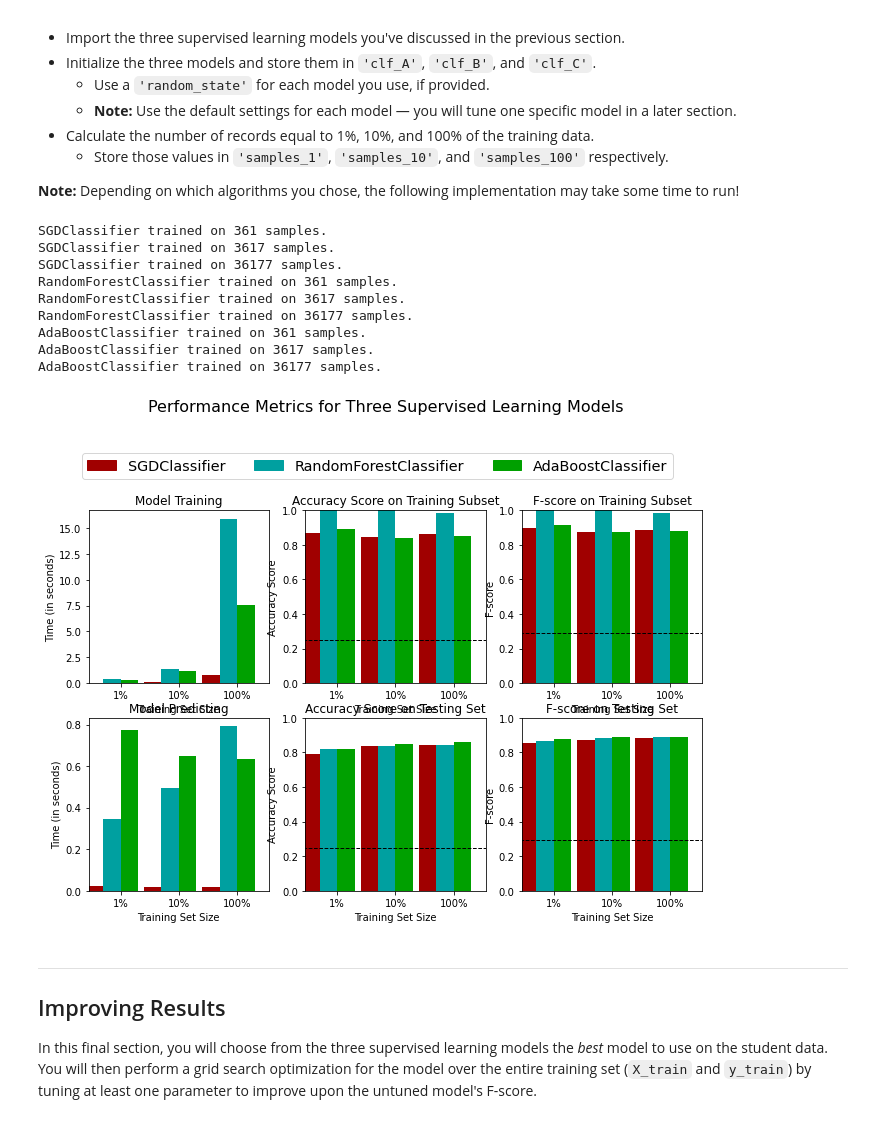
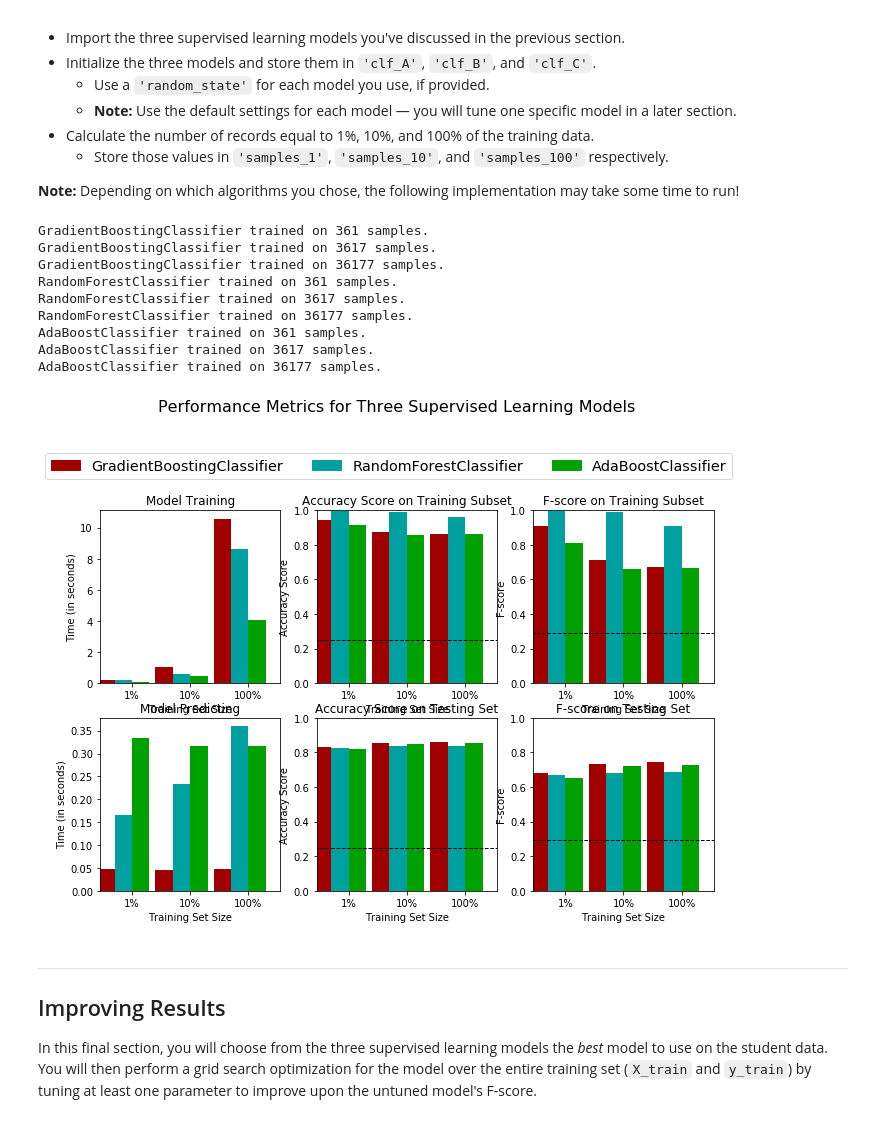
Before and after one commit to saurya1995/finding_donors, a Jupyter notebook: finding_donors.ipynb, the cells around one changed output. Drawn from its saved outputs; the diff is of its cells as text; code cells hidden in the pictures.

```diff
--- a/finding_donors.ipynb
+++ b/finding_donors.ipynb
@@ -390,10 +390,10 @@ def train_predict(learner, sample_size, X_train, y_train, X_test, y_test):
     results['acc_test'] = accuracy_score(y_test,predictions_test)
 
     # TODO: Compute F-score on the the first 300 training samples using fbeta_score()
-    results['f_train'] = fbeta_score(y_train[:300],predictions_train, average=None, beta=0.5)
+    results['f_train'] = fbeta_score(y_train[:300],predictions_train, beta=0.5)
 
     # TODO: Compute F-score on the test set which is y_test
-    results['f_test'] = fbeta_score(y_test,predictions_test, average=None, beta=0.5)
+    results['f_test'] = fbeta_score(y_test,predictions_test, beta=0.5)
 
     # Success
     print("{} trained on {} samples.".format(learner.__class__.__name__, sample_size))
@@ -413,50 +413,45 @@ In the code cell, you will need to implement the following:
 **Note:** Depending on which algorithms you chose, the following implementation may take some time to run!
 # %%
 # TODO: Import the three supervised learning models from sklearn
-from sklearn.svm import SVC
-from sklearn.svm import LinearSVC
-from sklearn.linear_model import SGDClassifier
 from sklearn.ensemble import RandomForestClassifier
-from sklearn.naive_bayes import MultinomialNB
 from sklearn.ensemble import AdaBoostClassifier
 from sklearn.ensemble import GradientBoostingClassifier
-from sklearn.tree import DecisionTreeClassifier
 
 # TODO: Initialize the three models
-clf_A = SGDClassifier()
-clf_B = RandomForestClassifier(random_state=10)
-clf_C = AdaBoostClassifier()
+clf_A = GradientBoostingClassifier(random_state=40)
+clf_B = RandomForestClassifier(random_state=40)
+clf_C = AdaBoostClassifier(random_state=40)
 
 # TODO: Calculate the number of samples for 1%, 10%, and 100% of the training data
 # HINT: samples_100 is the entire training set i.e. len(y_train)
 # HINT: samples_10 is 10% of samples_100 (ensure to set the count of the values to be `int` and not `float`)
 # HINT: samples_1 is 1% of samples_100 (ensure to set the count of the values to be `int` and not `float`)
 samples_100 = len(y_train)
 samples_10 =  int(float(len(y_train)) * 0.1)
 samples_1 = int(float(len(y_train)) * 0.01)
 
 # Collect results on the learners
 results = {}
 for clf in [clf_A, clf_B, clf_C]:
     clf_name = clf.__class__.__name__
     results[clf_name] = {}
     for i, samples in enumerate([samples_1, samples_10, samples_100]):
         results[clf_name][i] = \
         train_predict(clf, samples, X_train, y_train, X_test, y_test)
 
 # Run metrics visualization for the three supervised learning models chosen
 vs.evaluate(results, accuracy, fscore)
 # %% [output]
-SGDClassifier trained on 361 samples.
-SGDClassifier trained on 3617 samples.
-SGDClassifier trained on 36177 samples.
+GradientBoostingClassifier trained on 361 samples.
+GradientBoostingClassifier trained on 3617 samples.
+GradientBoostingClassifier trained on 36177 samples.
 RandomForestClassifier trained on 361 samples.
 RandomForestClassifier trained on 3617 samples.
 RandomForestClassifier trained on 36177 samples.
 AdaBoostClassifier trained on 361 samples.
 AdaBoostClassifier trained on 3617 samples.
 AdaBoostClassifier trained on 36177 samples.
-[figure, old version]
+[figure, new version]
 # %% [markdown]
 ----
 ## Improving Results
```
Also changed, not shown: parts of 12 cells of this notebook, 1 other file.
